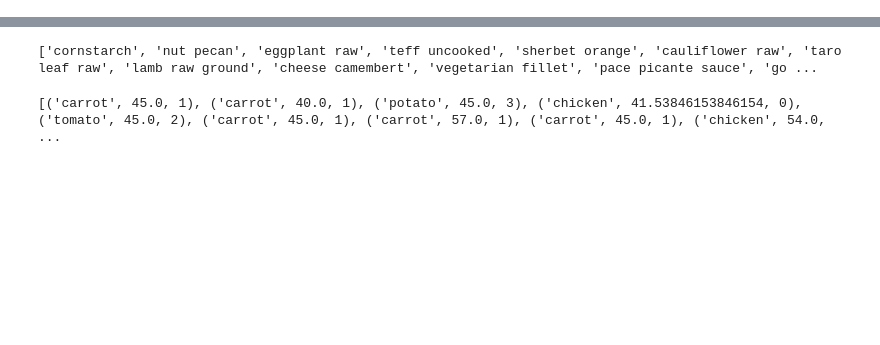
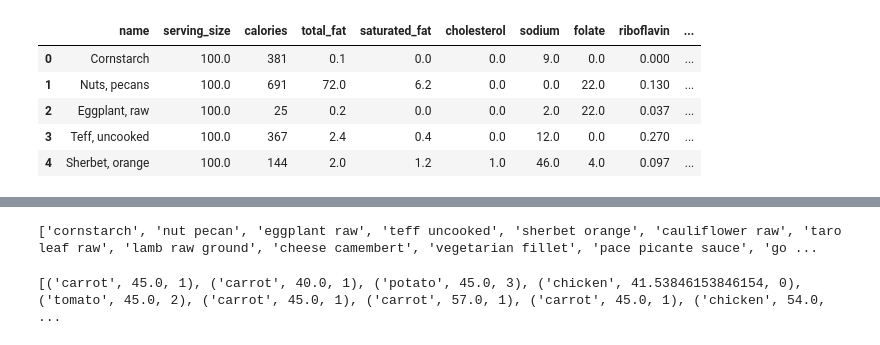
Before and after one commit to LiKenun/dishcovery, a Jupyter notebook: Dishcovery/Untitled-1 copy.ipynb, the cells around one changed output, grey strips where cells are left out. Drawn from its saved outputs; the diff is of its cells as text; code cells hidden in the pictures; blank space fills up the shorter version.

```diff
--- a/Dishcovery/Untitled-1 copy.ipynb
+++ b/Dishcovery/Untitled-1 copy.ipynb
@@ -42,0 +220,81 @@ See the caveats in the documentation: https://pandas.pydata.org/pandas-docs/stab
+# %%
+import pandas as pd
+from sklearn.model_selection import train_test_split
+from sklearn.ensemble import RandomForestRegressor
+from sklearn.metrics import mean_absolute_error
+from sklearn.model_selection import train_test_split
+from sklearn.ensemble import RandomForestClassifier
+from sklearn.metrics import accuracy_score, confusion_matrix, classification_report
+# Load your dataframe
+df = pd.read_csv('nutrition.csv')
+
+# Handle missing values (if any)
+df.fillna(0, inplace=True)
+
+# Select relevant columns
+columns = ['name', 'serving_size', 'calories', 'total_fat', 'saturated_fat', 'cholesterol', 'sodium', 'folate',
+           'riboflavin', 'vitamin_a', 'vitamin_b12', 'vitamin_b6', 'vitamin_c', 'vitamin_d', 'vitamin_e',
+           'vitamin_k', 'calcium', 'copper', 'irom', 'magnesium', 'manganese', 'potassium', 'zink', 'protein',
+           'carbohydrate', 'fiber', 'sugars', 'fat', 'saturated_fatty_acids', 'monounsaturated_fatty_acids',
+           'polyunsaturated_fatty_acids', 'alcohol', 'caffeine']
+def remove_units(value):
+    if isinstance(value, str):
+        filtered_value = ''.join(filter(lambda x: x.isdigit() or x == '.', value))
+        try:
+            return float(filtered_value) if filtered_value.replace('.', '', 1).isdigit() else 0.0
+        except ValueError:
+            return 0.0
+    return value
+
+for column in df.columns:
+    if column != 'name':
+        df[column] = df[column].apply(remove_units)
+df = df[columns]
+
+# Separate features and target
+X = df.drop(['name', 'serving_size'], axis=1)  # Drop non-nutrient columns
+y = df.drop(['name', 'serving_size'], axis=1)  # Target is all nutrient columns
+
+# Split data into training and testing sets
+X_train, X_test, y_train, y_test = train_test_split(X, y, test_size=0.2, random_state=42)
+
+# Train the model
+model = RandomForestRegressor()
+model.fit(X_train, y_train)
+
+# Evaluate the model
+y_pred = model.predict(X_test)
+mae = mean_absolute_error(y_test, y_pred)
+print(f'Mean Absolute Error: {mae}')
+
+# Function to aggregate nutrients for a recipe
+def aggregate_nutrients(recipe, df):
+    aggregated_nutrients = df[df['name'].isin(recipe.keys())].copy()
+    for ingredient, amount in recipe.items():
+        aggregated_nutrients.loc[aggregated_nutrients['name'] == ingredient, columns[2:]] *= amount / 100
+    return aggregated_nutrients[columns[2:]].sum()
+
+# Example recipe with ingredient amounts
+recipe = {
+    'Cornstarch': 50,  # 50 grams
+    'Nuts, pecans': 30,  # 30 grams
+    'Eggplant, raw': 100  # 100 grams
+}
+
+# Aggregate nutrients for the recipe
+aggregated_nutrients = aggregate_nutrients(recipe, df)
+
+# Predict nutrient profile for the aggregated recipe
+aggregated_nutrients_df = pd.DataFrame([aggregated_nutrients])
+predicted_nutrient_profile = model.predict(aggregated_nutrients_df)
+
+# Convert the prediction to a DataFrame for better readability
+predicted_nutrient_profile_df = pd.DataFrame(predicted_nutrient_profile, columns=columns[2:])
+print(predicted_nutrient_profile_df.round(2))
+# %% [output]
+|  | name | serving_size | calories | total_fat | saturated_fat | cholesterol | sodium | folate | riboflavin | ... |
+| 0 | Cornstarch | 100.0 | 381 | 0.1 | 0.0 | 0.0 | 9.0 | 0.0 | 0.000 | ... |
+| 1 | Nuts, pecans | 100.0 | 691 | 72.0 | 6.2 | 0.0 | 0.0 | 22.0 | 0.130 | ... |
+| 2 | Eggplant, raw | 100.0 | 25 | 0.2 | 0.0 | 0.0 | 2.0 | 22.0 | 0.037 | ... |
+| 3 | Teff, uncooked | 100.0 | 367 | 2.4 | 0.4 | 0.0 | 12.0 | 0.0 | 0.270 | ... |
+| 4 | Sherbet, orange | 100.0 | 144 | 2.0 | 1.2 | 1.0 | 46.0 | 4.0 | 0.097 | ... |
```
Also changed, not shown: parts of 12 cells of this notebook, 4 other files.
